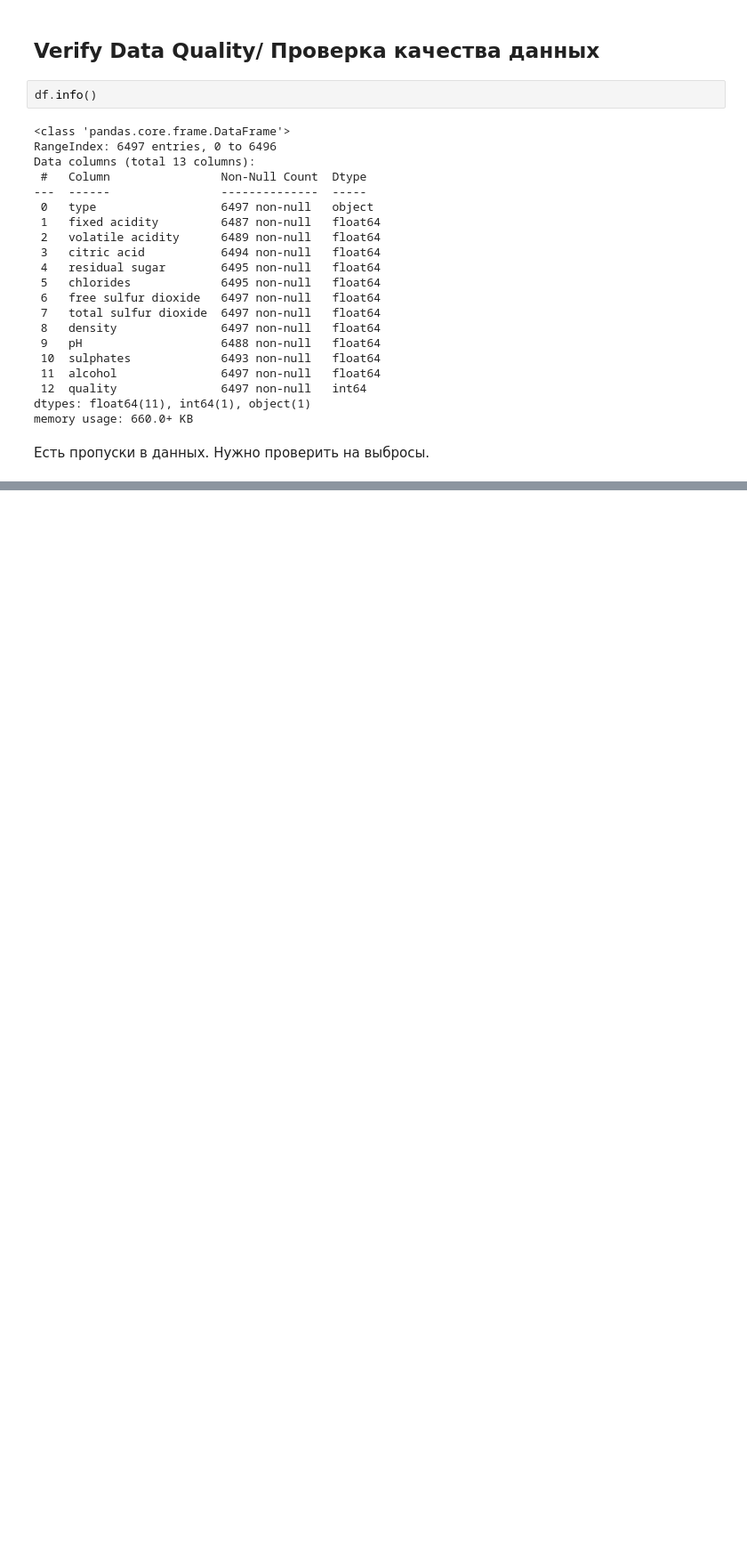
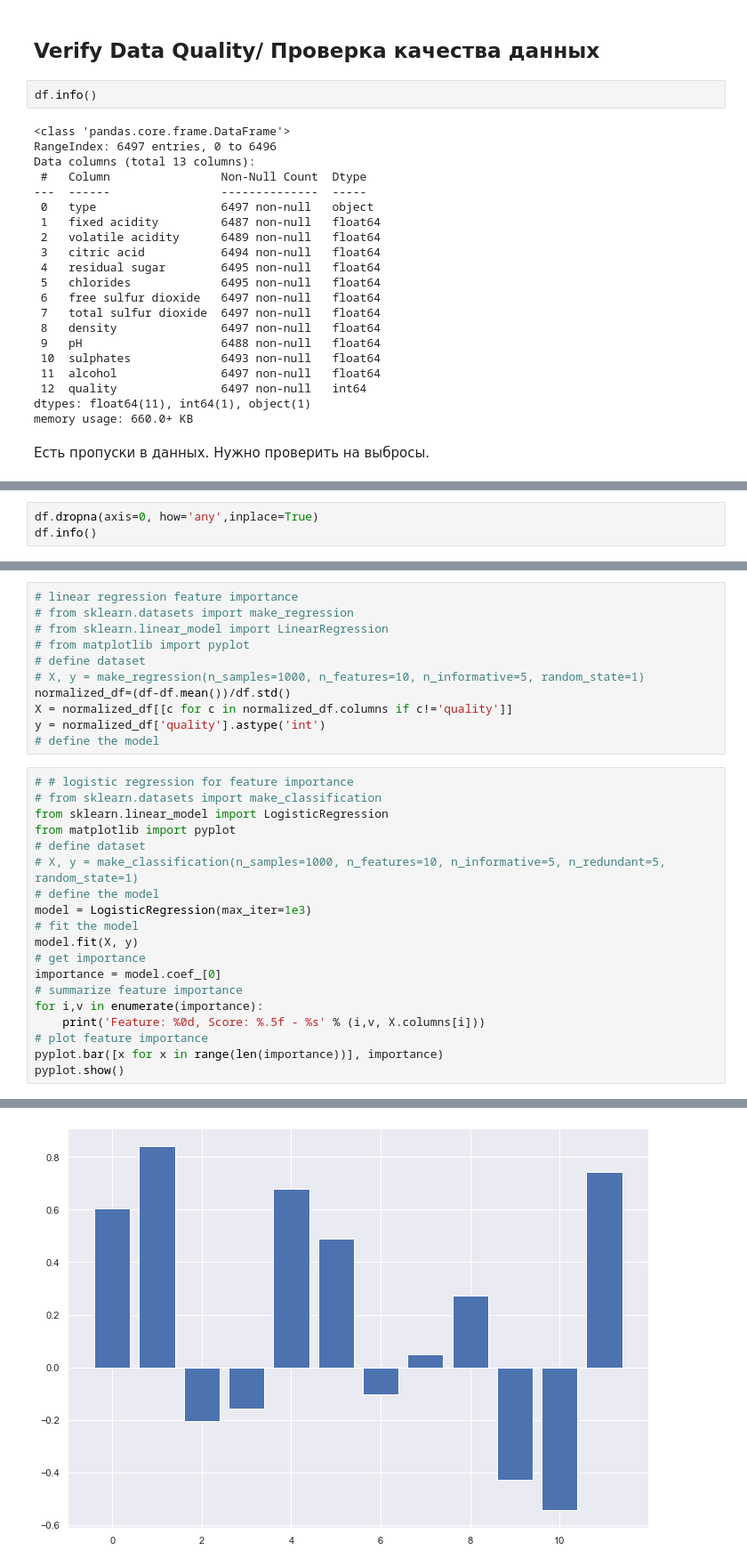
Before and after one commit to sergeimoiseev/neuro, a Jupyter notebook: zak-11-hw-02/task02.ipynb, the cells around one changed output, grey strips where cells are left out. Shown: that part at 89% size. Cells and saved outputs as stored; diff of their text form; blank space fills up the shorter version.

```diff
--- a/zak-11-hw-02/task02.ipynb
+++ b/zak-11-hw-02/task02.ipynb
@@ -124,0 +157,3 @@ memory usage: 660.0+ KB
+# %%
+df.dropna(axis=0, how='any',inplace=True)
+df.info()
@@ -124,0 +187,31 @@ memory usage: 660.0+ KB
+# %%
+# linear regression feature importance
+# from sklearn.datasets import make_regression
+# from sklearn.linear_model import LinearRegression
+# from matplotlib import pyplot
+# define dataset
+# X, y = make_regression(n_samples=1000, n_features=10, n_informative=5, random_state=1)
+normalized_df=(df-df.mean())/df.std()
+X = normalized_df[[c for c in normalized_df.columns if c!='quality']]
+y = normalized_df['quality'].astype('int')
+# define the model
+# %%
+# # logistic regression for feature importance
+# from sklearn.datasets import make_classification
+from sklearn.linear_model import LogisticRegression
+from matplotlib import pyplot
+# define dataset
+# X, y = make_classification(n_samples=1000, n_features=10, n_informative=5, n_redundant=5, random_state=1)
+# define the model
+model = LogisticRegression(max_iter=1e3)
+# fit the model
+model.fit(X, y)
+# get importance
+importance = model.coef_[0]
+# summarize feature importance
+for i,v in enumerate(importance):
+	print('Feature: %0d, Score: %.5f - %s' % (i,v, X.columns[i]))
+# plot feature importance
+pyplot.bar([x for x in range(len(importance))], importance)
+pyplot.show()
+# %% [output]
@@ -124,0 +230 @@ memory usage: 660.0+ KB
+[figure, added]
```
Also changed, not shown: parts of 20 cells of this notebook.
